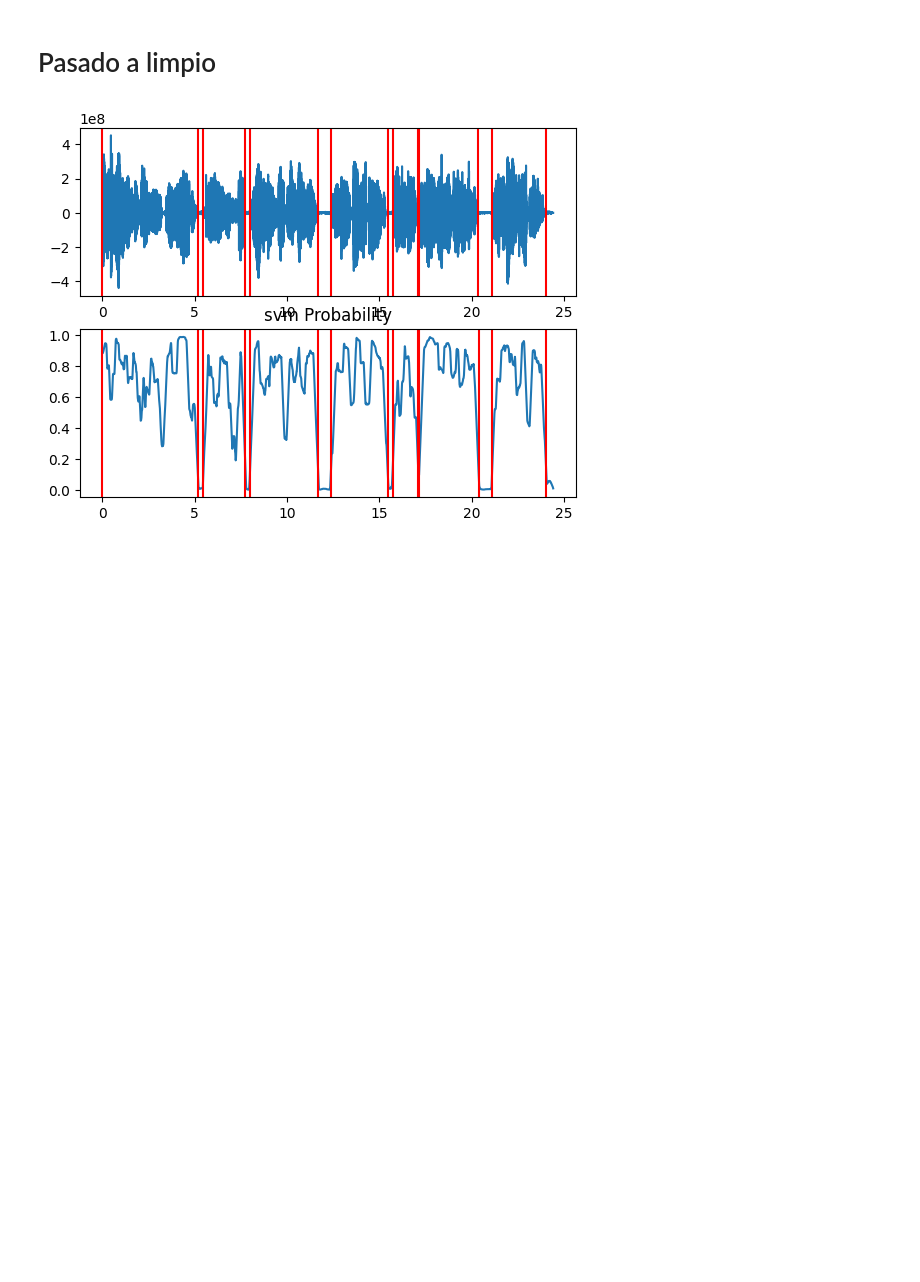
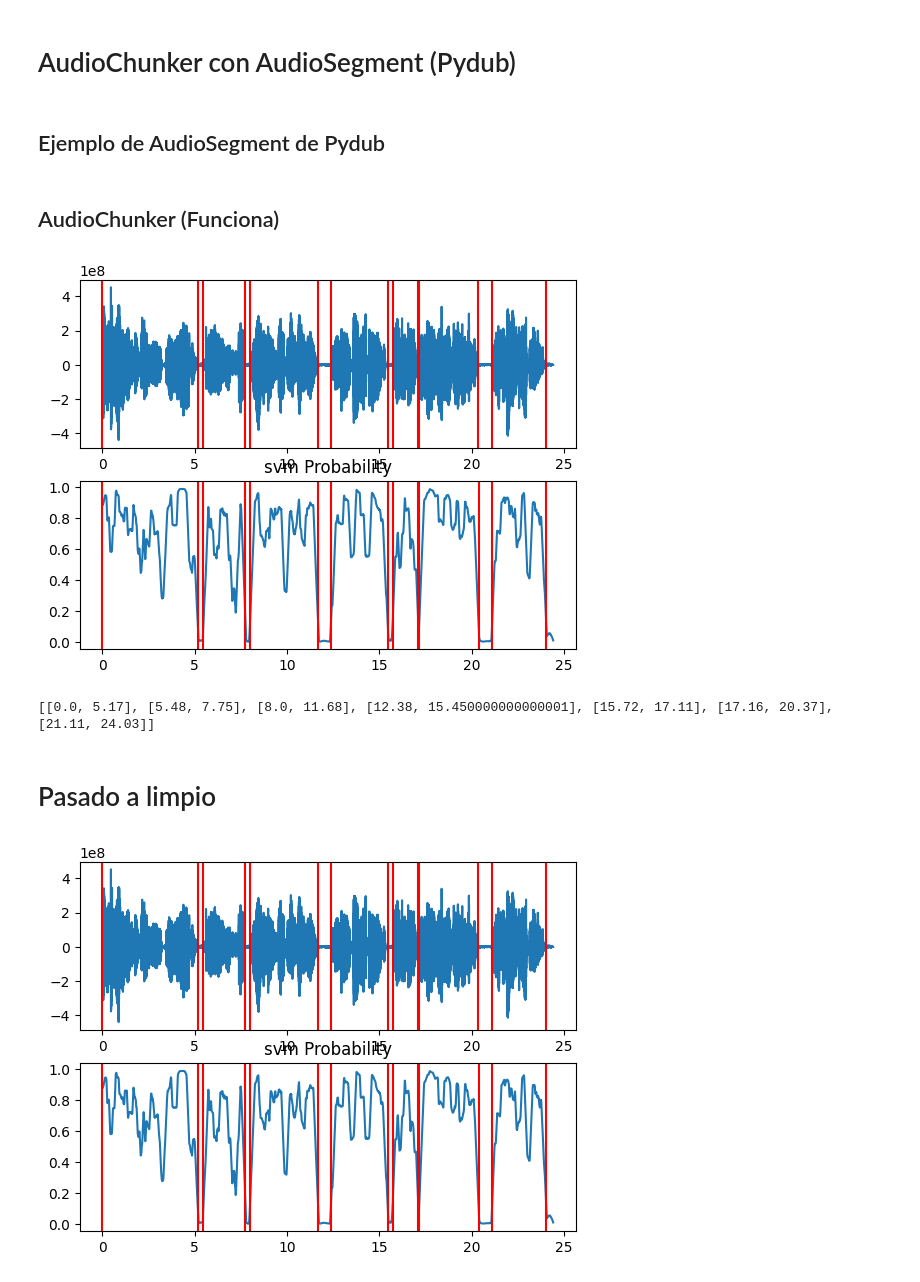
Before and after one commit to Misley-tech/MapaDeVoces, a Jupyter notebook: AudioChunker/audioSegmentation.ipynb, the cells around one changed output. Drawn from its saved outputs; the diff is of its cells as text; code cells hidden in the pictures; blank space fills up the shorter version.

```diff
--- a/AudioChunker/audioSegmentation.ipynb
+++ b/AudioChunker/audioSegmentation.ipynb
@@ -1,3 +1,56 @@
+# %% [markdown]
+# AudioChunker con AudioSegment (Pydub)
+# %% [markdown]
+## Ejemplo de AudioSegment de Pydub
+# %%
+from pydub import AudioSegment
+
+path = "C:/Users/Asus/OneDrive/Escritorio/MapaDeVoces/AudioChunker/Crudos/E25_crudo.wav"
+audio = AudioSegment.from_mp3(path)
+
+end =  7.75 * 1000
+start = 5.48 * 1000
+first_10_seconds = audio[:end]
+hola = first_10_seconds[start:]
+
+hola.export("E25_crudo_chunk{i}.wav", format="wav")
+# %% [markdown]
+## AudioChunker (Funciona)
+# %%
+from pyAudioAnalysis import audioBasicIO as aIO
+from pyAudioAnalysis import audioSegmentation as aS
+
+path = 'C:/Users/Asus/OneDrive/Escritorio/MapaDeVoces/AudioChunker/Crudos/E25_crudo.wav'
+[Fs, x] = aIO.read_audio_file(path)
+segments = aS.silence_removal(
+    x,
+    Fs,
+    0.05,
+    0.01,
+    smooth_window = 0.3,
+    weight = 0.1,
+    plot = True
+)
+
+print(segments)
+
+from pydub import AudioSegment
+
+def AudioTrimmer(path,segments):
+    i=1
+    for seg in segments:
+        audio = AudioSegment.from_mp3(path)
+        start = seg[0] * 1000
+        end =  seg[1] * 1000
+        audio = audio[:end]
+        audio = audio[start:]
+        audio.export(f"E25_crudo_chunk{i}.wav", format="wav")
+        i+=1
+
+AudioTrimmer(path,segments)
+# %% [output]
+[figure, added]
+[[0.0, 5.17], [5.48, 7.75], [8.0, 11.68], [12.38, 15.450000000000001], [15.72, 17.11], [17.16, 20.37], [21.11, 24.03]]
 # %% [markdown]
 # Pasado a limpio
 # %%
```
Also changed, not shown: parts of 3 cells of this notebook, 1 other file.
